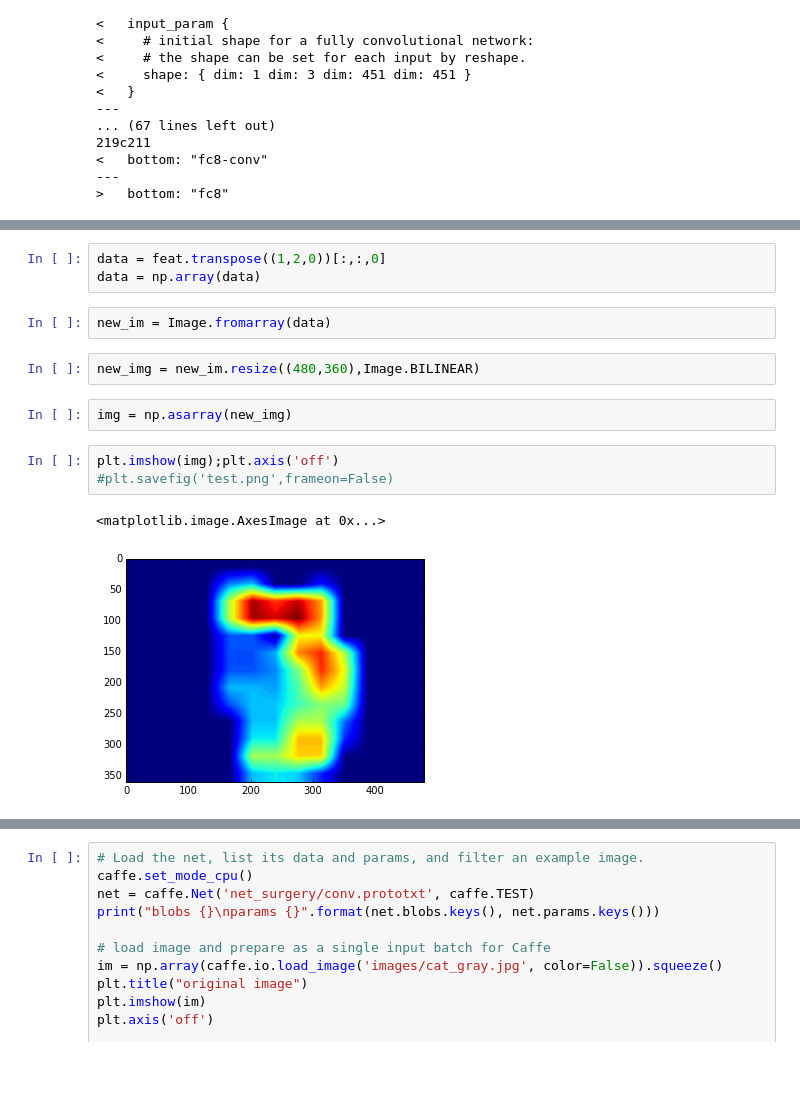
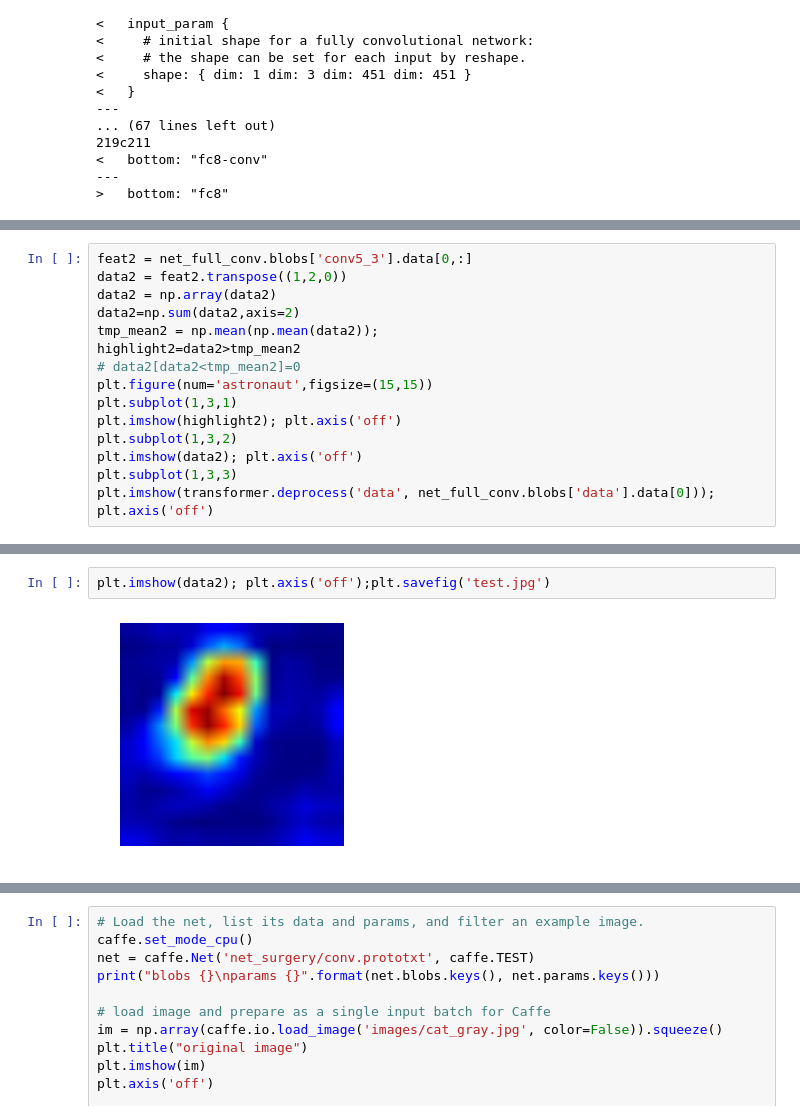
Before and after one commit to ybdong/paper, a Jupyter notebook: filter.ipynb, the cells around one changed output, grey strips where cells are left out. Saved outputs shown, nothing was run; the diff lists cells and outputs as text; blank space fills up the shorter version.

```diff
--- a/filter.ipynb
+++ b/filter.ipynb
@@ -152,0 +172,15 @@ plt.imshow(transformer.deprocess('data', net_full_conv.blobs['data'].data[0]))
+# %%
+feat2 = net_full_conv.blobs['conv5_3'].data[0,:]
+data2 = feat2.transpose((1,2,0))
+data2 = np.array(data2)
+data2=np.sum(data2,axis=2)
+tmp_mean2 = np.mean(np.mean(data2));
+highlight2=data2>tmp_mean2
+# data2[data2<tmp_mean2]=0
+plt.figure(num='astronaut',figsize=(15,15))
+plt.subplot(1,3,1)
+plt.imshow(highlight2); plt.axis('off')
+plt.subplot(1,3,2)
+plt.imshow(data2); plt.axis('off')
+plt.subplot(1,3,3)
+plt.imshow(transformer.deprocess('data', net_full_conv.blobs['data'].data[0])); plt.axis('off')
@@ -155,15 +195,4 @@ feat = net_full_conv.blobs['pool5'].data[0,5:6]
-# %%
-data = feat.transpose((1,2,0))[:,:,0]
-data = np.array(data)
-# %%
-new_im = Image.fromarray(data)
-# %%
-new_img = new_im.resize((480,360),Image.BILINEAR)
-# %%
-img = np.asarray(new_img)
 # %%
-plt.imshow(img);plt.axis('off')
-#plt.savefig('test.png',frameon=False)
+plt.imshow(data2); plt.axis('off');plt.savefig('test.jpg')
 # %% [output]
-<matplotlib.image.AxesImage at 0x...>
-[figure, old version]
+[figure, new version]
```
Also changed, not shown: parts of 13 cells of this notebook, 4 other files.
